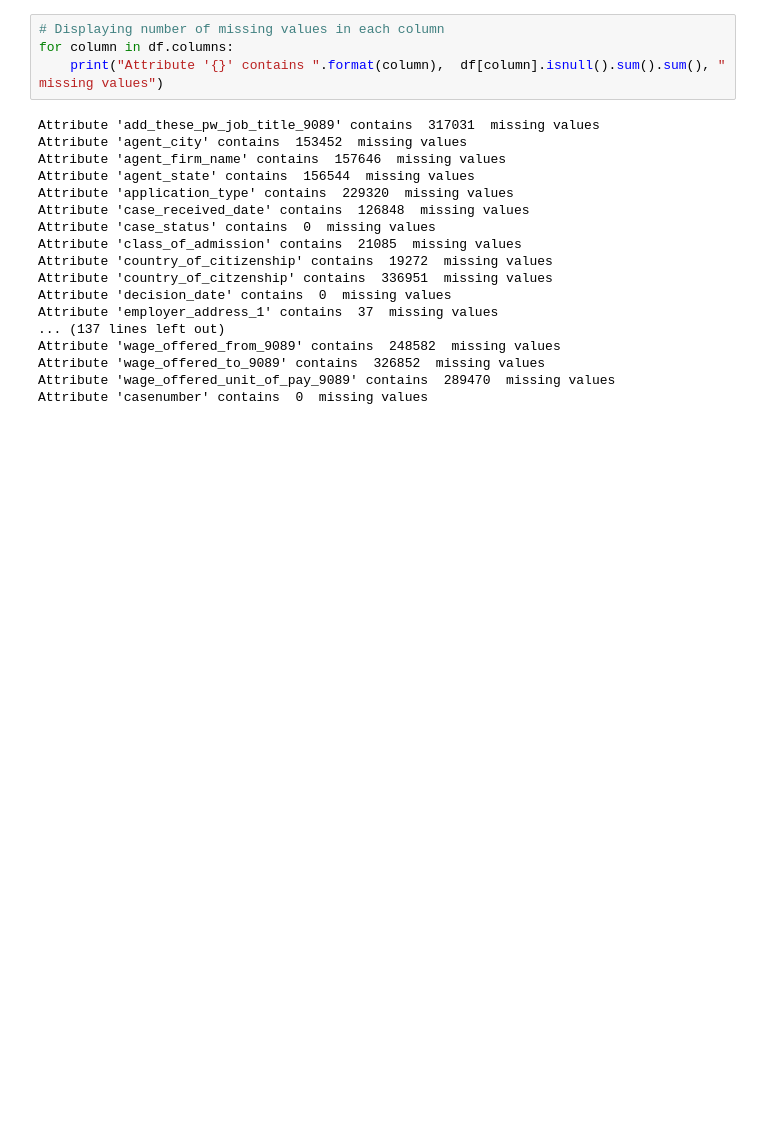
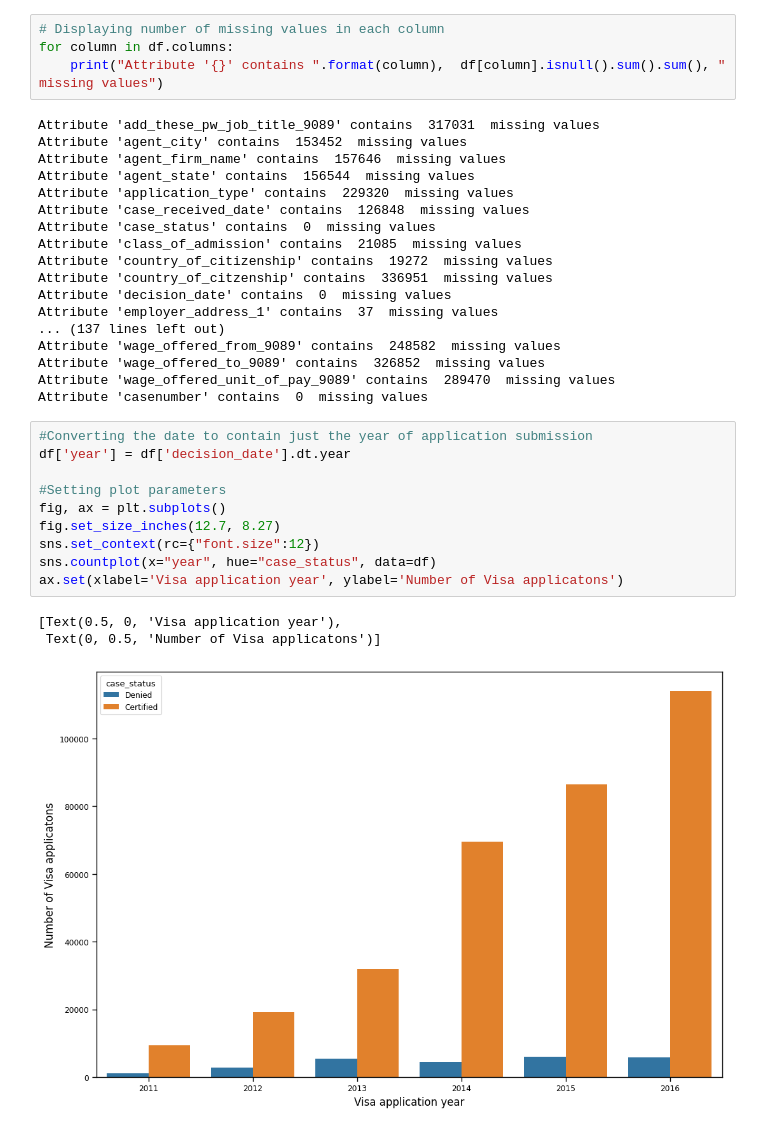
Before and after one commit to Josh-Sackey/CS5361_Group9, a Jupyter notebook: finalproject.ipynb, the cells around one changed output. Cells and saved outputs as stored; diff of their text form; blank space fills up the shorter version.

Commit message:
code update to visualize unprocessed data

```diff
--- a/finalproject.ipynb
+++ b/finalproject.ipynb
@@ -198,3 +186,17 @@ Attribute 'wage_offered_from_9089' contains  248582  missing values
 Attribute 'wage_offered_to_9089' contains  326852  missing values
 Attribute 'wage_offered_unit_of_pay_9089' contains  289470  missing values
 Attribute 'casenumber' contains  0  missing values
+# %%
+#Converting the date to contain just the year of application submission
+df['year'] = df['decision_date'].dt.year
+
+#Setting plot parameters
+fig, ax = plt.subplots()
+fig.set_size_inches(12.7, 8.27)
+sns.set_context(rc={"font.size":12})
+sns.countplot(x="year", hue="case_status", data=df)
+ax.set(xlabel='Visa application year', ylabel='Number of Visa applicatons')
+# %% [output]
+[Text(0.5, 0, 'Visa application year'),
+ Text(0, 0.5, 'Number of Visa applicatons')]
+[figure, added]
```
Also changed, not shown: parts of 13 cells of this notebook.
